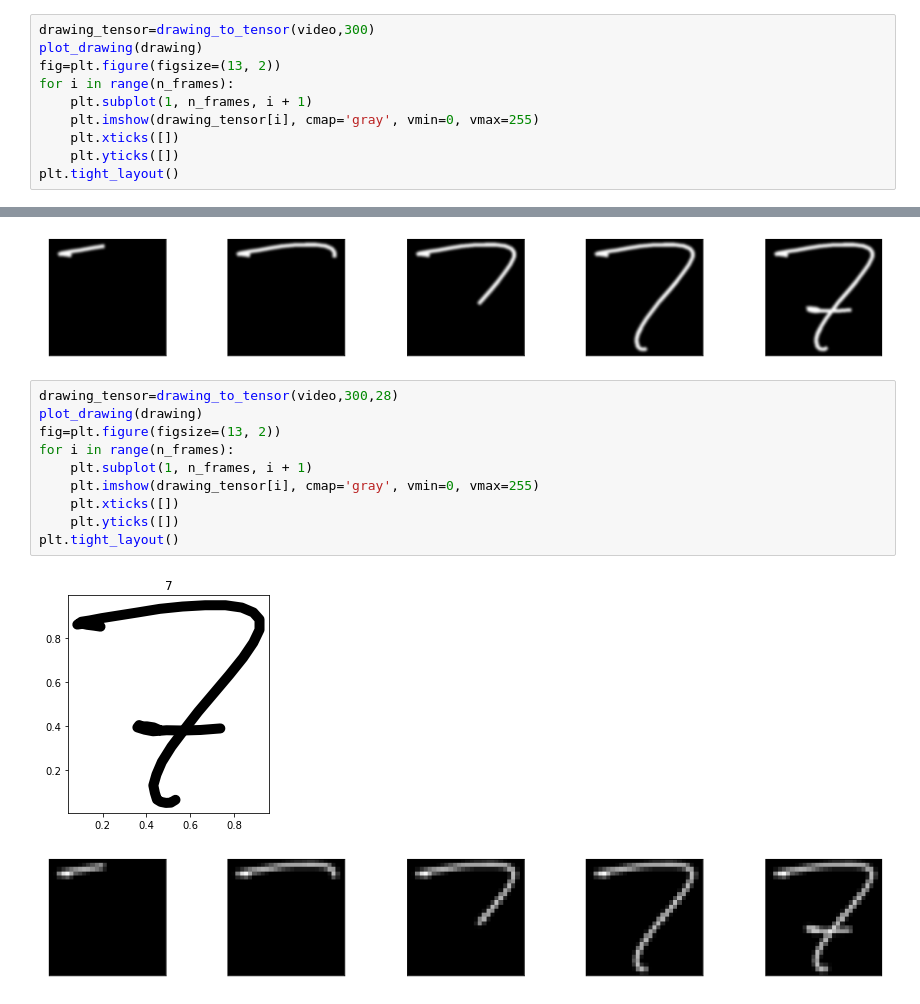
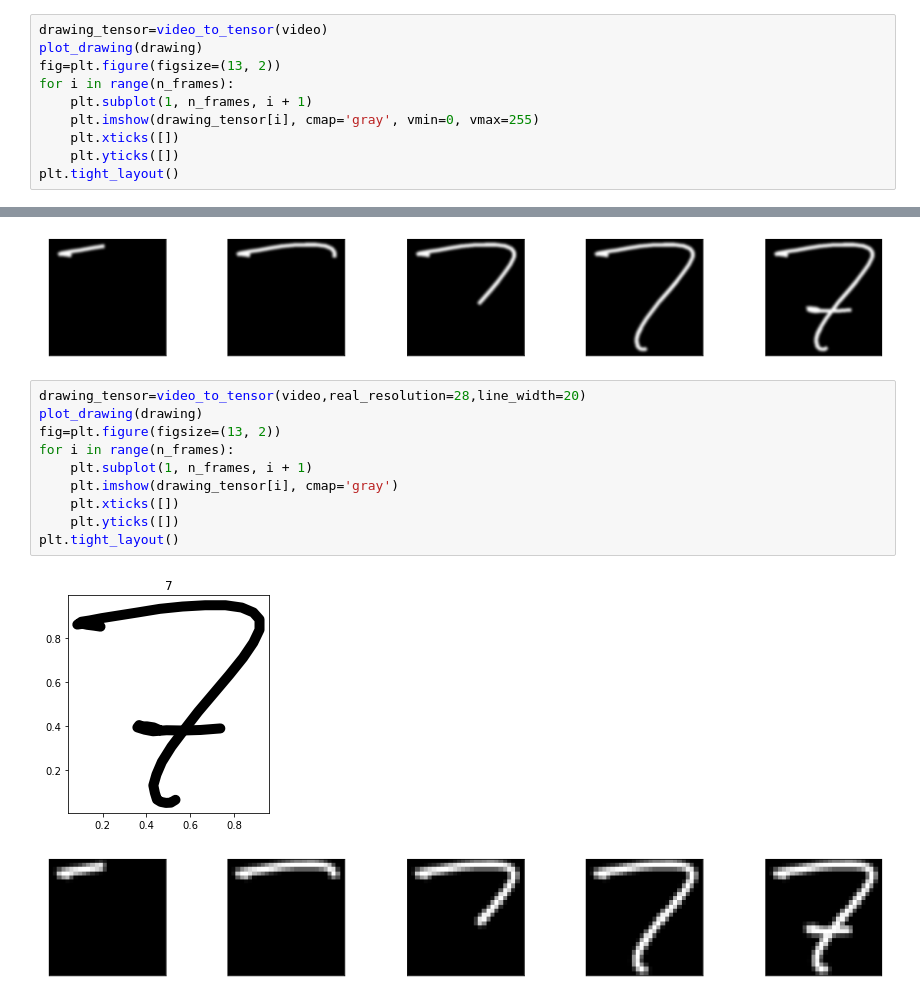
Before and after one commit to markojukic/raketa-online-character-recognition, a Jupyter notebook: drawing to tensor.ipynb, the cells around one changed output, grey strips where cells are left out. Cells and saved outputs as stored; diff of their text form.

Commit message:
HOSVD first commit, updatan drawing to tensor

```diff
--- a/drawing to tensor.ipynb
+++ b/drawing to tensor.ipynb
@@ -61,7 +31,7 @@ n_frames = 5
 video_creator = VideoCreator(n_frames)
 video = video_creator.transform_one(drawing)
 # %%
-drawing_tensor=drawing_to_tensor(video,300)
+drawing_tensor=video_to_tensor(video)
 plot_drawing(drawing)
 fig=plt.figure(figsize=(13, 2))
 for i in range(n_frames):
@@ -74,15 +44,15 @@ plt.tight_layout()
 [figure]
 [figure]
 # %%
-drawing_tensor=drawing_to_tensor(video,300,28)
+drawing_tensor=video_to_tensor(video,real_resolution=28,line_width=20)
 plot_drawing(drawing)
 fig=plt.figure(figsize=(13, 2))
 for i in range(n_frames):
     plt.subplot(1, n_frames, i + 1)
-    plt.imshow(drawing_tensor[i], cmap='gray', vmin=0, vmax=255)
+    plt.imshow(drawing_tensor[i], cmap='gray')
     plt.xticks([])
     plt.yticks([])
 plt.tight_layout()
 # %% [output]
 [figure]
-[figure, old version]
+[figure, new version]
```
Also changed, not shown: parts of 2 cells of this notebook, 2 other files.
